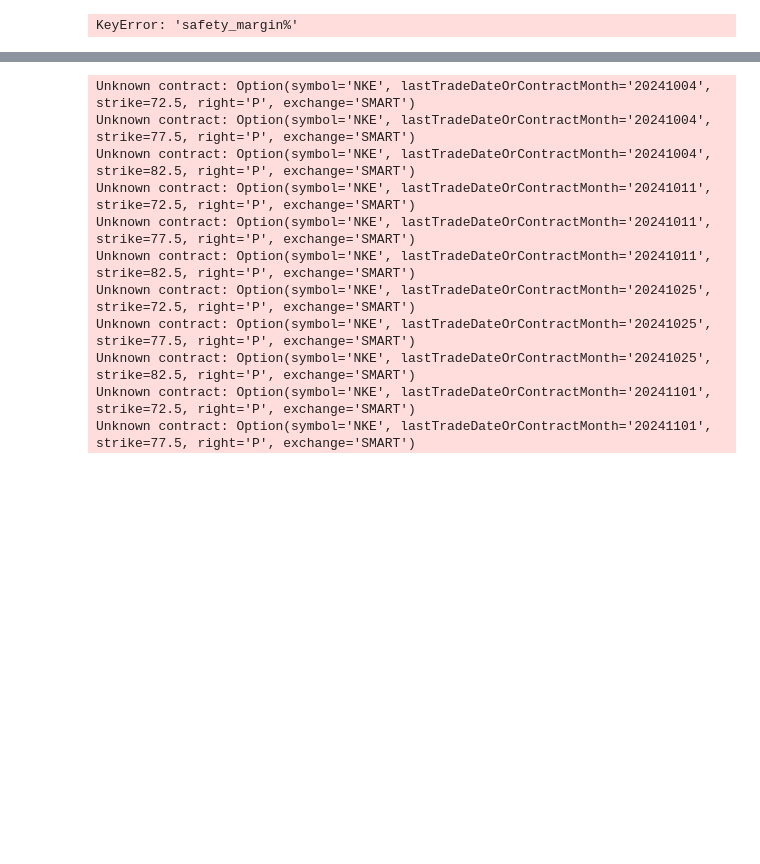
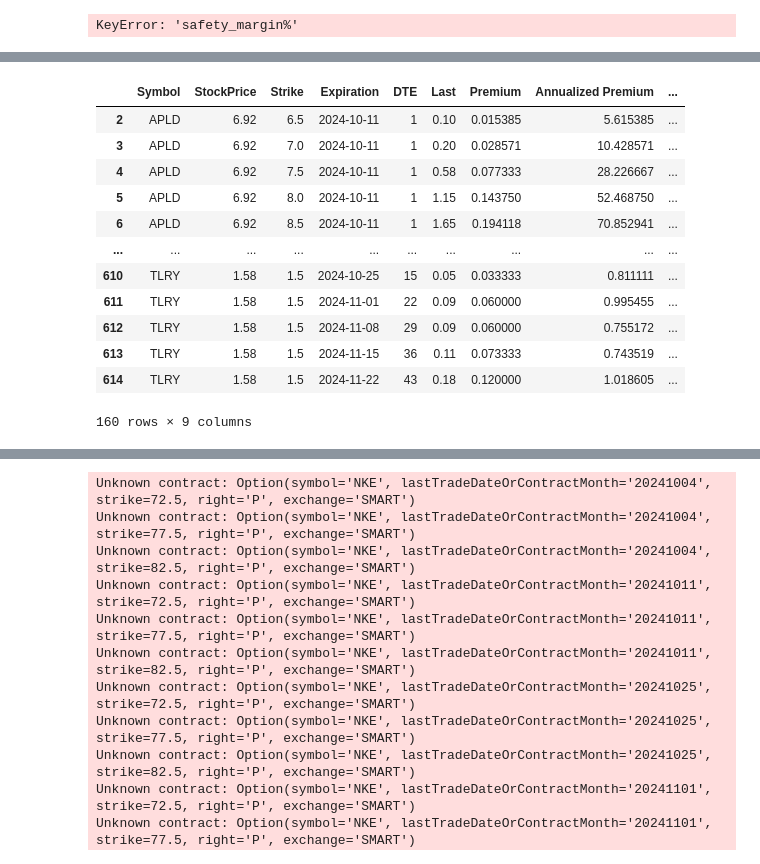
Before and after one commit to lowQuant/IB-Multi-Strategy-ATS, a Jupyter notebook: data_and_research/notebooks/options.ipynb, the cells around one changed output, grey strips where cells are left out. Cells and saved outputs as stored; diff of their text form; code cells hidden in the pictures; blank space fills up the shorter version.

```diff
--- a/data_and_research/notebooks/options.ipynb
+++ b/data_and_research/notebooks/options.ipynb
@@ -381,0 +686,18 @@ import asyncio
+# %%
+o = options_df[['Symbol', 'StockPrice', 'Strike', 'Expiration', 'DTE', 'Last','option_premium','annualized_premium','safety_margin%']]
+o = o.rename(columns = {'option_premium':'Premium','annualized_premium':'Annualized Premium','safety_margin%':'Safety Margin'})
+o
+# %% [output]
+|  | Symbol | StockPrice | Strike | Expiration | DTE | Last | Premium | Annualized Premium | ... |
+| 2 | APLD | 6.92 | 6.5 | 2024-10-11 | 1 | 0.10 | 0.015385 | 5.615385 | ... |
+| 3 | APLD | 6.92 | 7.0 | 2024-10-11 | 1 | 0.20 | 0.028571 | 10.428571 | ... |
+| 4 | APLD | 6.92 | 7.5 | 2024-10-11 | 1 | 0.58 | 0.077333 | 28.226667 | ... |
+| 5 | APLD | 6.92 | 8.0 | 2024-10-11 | 1 | 1.15 | 0.143750 | 52.468750 | ... |
+| 6 | APLD | 6.92 | 8.5 | 2024-10-11 | 1 | 1.65 | 0.194118 | 70.852941 | ... |
+| ... | ... | ... | ... | ... | ... | ... | ... | ... | ... |
+| 610 | TLRY | 1.58 | 1.5 | 2024-10-25 | 15 | 0.05 | 0.033333 | 0.811111 | ... |
+| 611 | TLRY | 1.58 | 1.5 | 2024-11-01 | 22 | 0.09 | 0.060000 | 0.995455 | ... |
+| 612 | TLRY | 1.58 | 1.5 | 2024-11-08 | 29 | 0.09 | 0.060000 | 0.755172 | ... |
+| 613 | TLRY | 1.58 | 1.5 | 2024-11-15 | 36 | 0.11 | 0.073333 | 0.743519 | ... |
+| 614 | TLRY | 1.58 | 1.5 | 2024-11-22 | 43 | 0.18 | 0.120000 | 1.018605 | ... |
+160 rows × 9 columns
```
Also changed, not shown: parts of 18 cells of this notebook.
